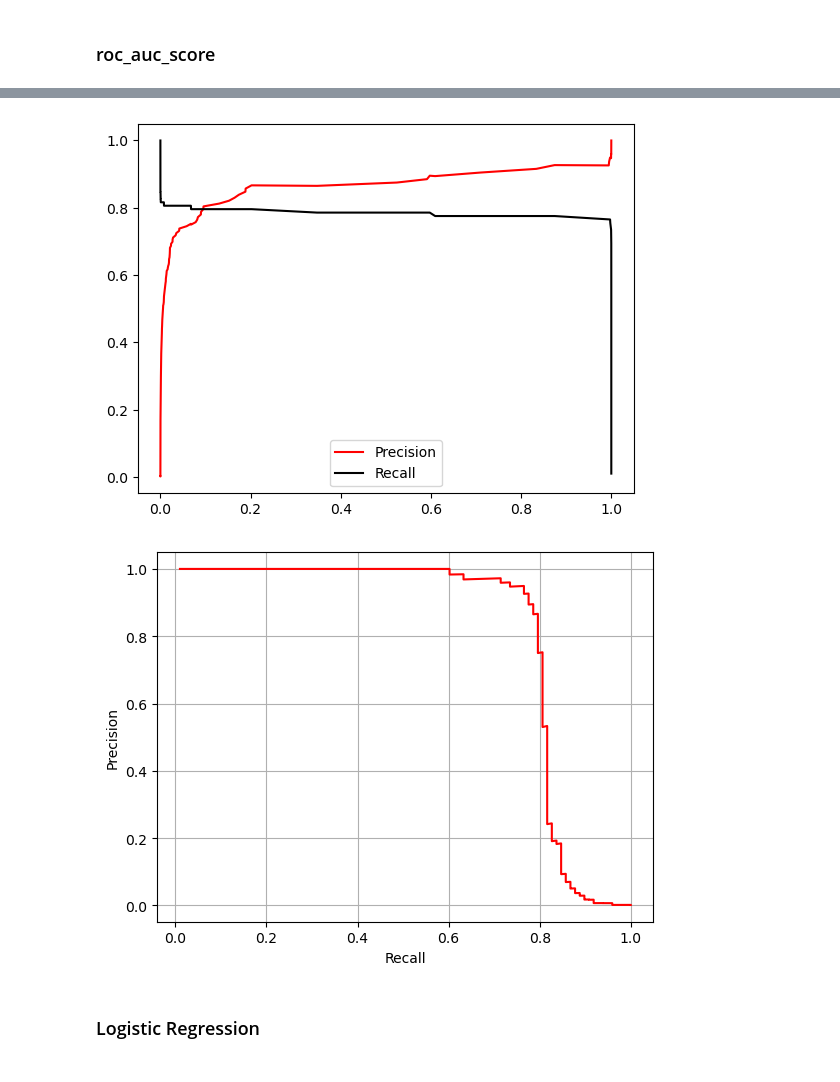
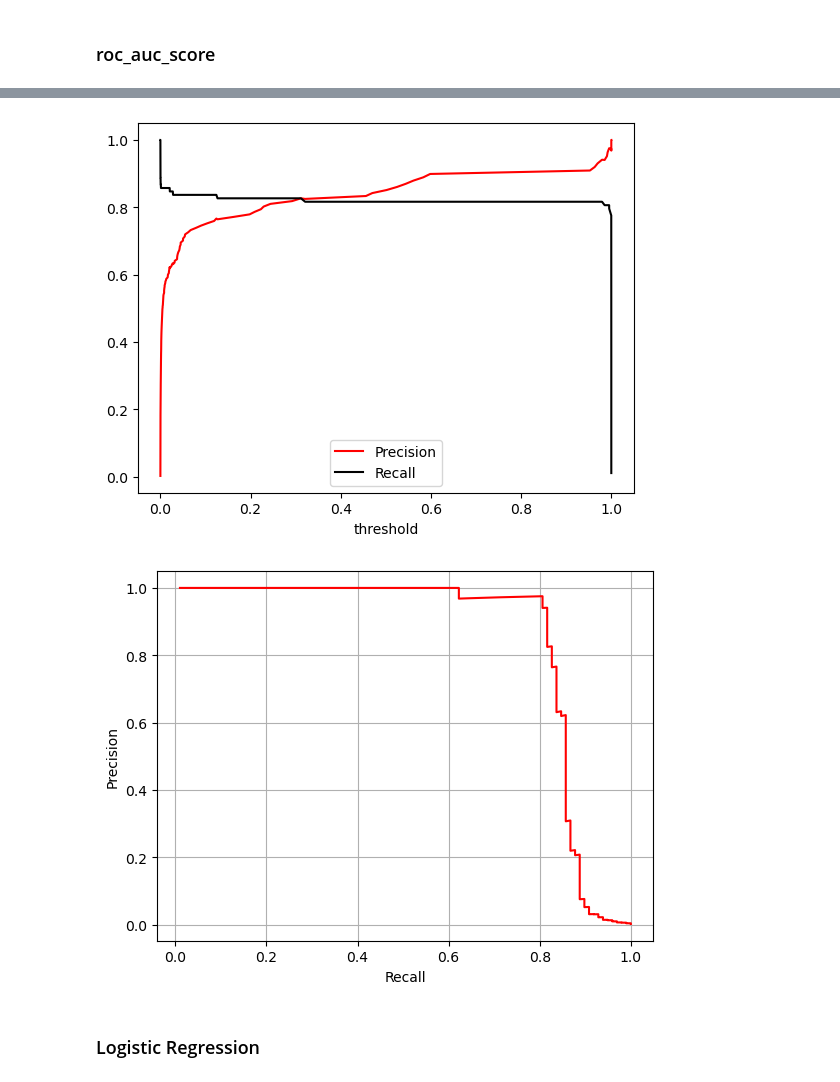
Before and after one commit to mjavadzare/credit-card-fraud-detection, a Jupyter notebook: notebooks/model-training.ipynb, the cells around one changed output, grey strips where cells are left out. Saved outputs shown, nothing was run; the diff lists cells and outputs as text; code cells hidden in the pictures.

Commit message:
version 1.0.0
SMOTE deleted from prediction phase

```diff
--- a/notebooks/model-training.ipynb
+++ b/notebooks/model-training.ipynb
@@ -469,6 +469,7 @@ lgbm_pipeline = imbPipeline([
         data_sample_strategy='goss',
         random_state=10,
         n_jobs=-1,
+        force_col_wise=True,
         verbose=-1
     ))
 ])
@@ -627,3 +629,14 @@ Pipeline(steps=[('transformation',
                                 n_jobs=-1, num_leaves=70, random_state=10,
                                 subsample=0.5, verbose=-1))])
+# %%
+from sklearn.pipeline import Pipeline
+# LGBM
+fitted_transformation_lgbm = lgbm_pipeline.named_steps['transformation']
+fitted_lgbm = lgbm_pipeline.named_steps['lgbm']
+
+# Trained model in a pipeline without SMOTE
+lgbm_predict_pipeline = Pipeline([
+    ('transformation', fitted_transformation_lgbm),
+    ('lgbm', fitted_lgbm)
+])
 # %%
@@ -658,5 +671,5 @@ auc
 # %%
-y_score_lgbm = lgbm_pipeline.predict_proba(X_test)[:, 1]
+y_score_lgbm = lgbm_predict_pipeline.predict_proba(X_test)[:, 1]
 # %%
 precision, recall, thresholds = precision_recall_curve(
     y_true=y_test,
@@ -665,12 +678,13 @@ precision, recall, thresholds = precision_recall_curve(
 # %%
 fig, ax = plt.subplots()
 ax.plot(thresholds, precision[:-1], color='red', label='Precision')
 ax.plot(thresholds, recall[:-1], color='black', label='Recall')
+plt.xlabel('threshold')
 ax.legend()
 
 plt.show()
 # %% [output]
-[figure, old version]
+[figure, new version]
 # %%
 fig, ax = plt.subplots()
 ax.plot(recall[:-1], precision[:-1], color='red',)
@@ -680,7 +694,7 @@ plt.grid()
 
 plt.show()
 # %% [output]
-[figure, old version]
+[figure, new version]
 # %% [markdown]
 ### Logistic Regression
 # %%
```
Also changed, not shown: parts of 52 cells of this notebook, 27 other files.
